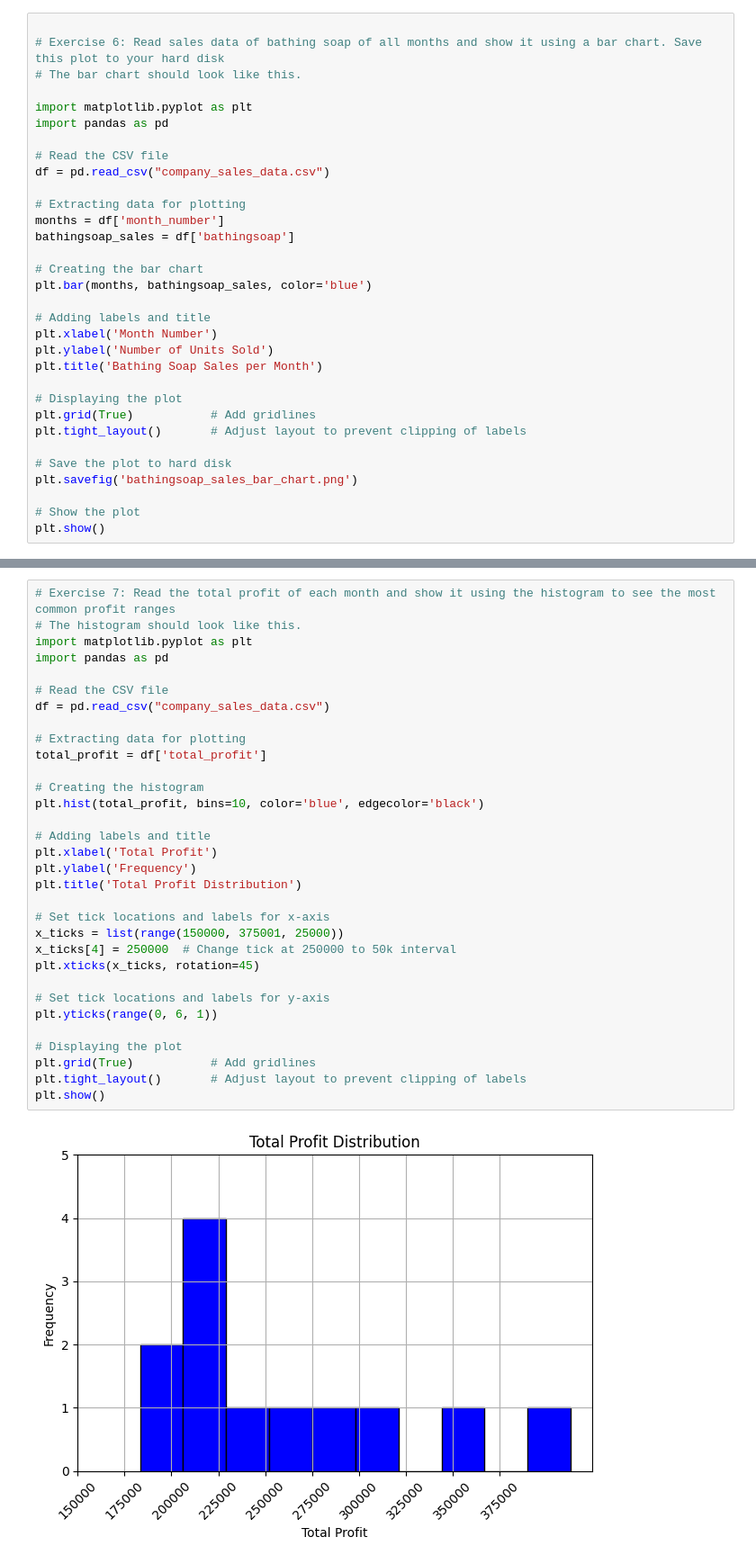
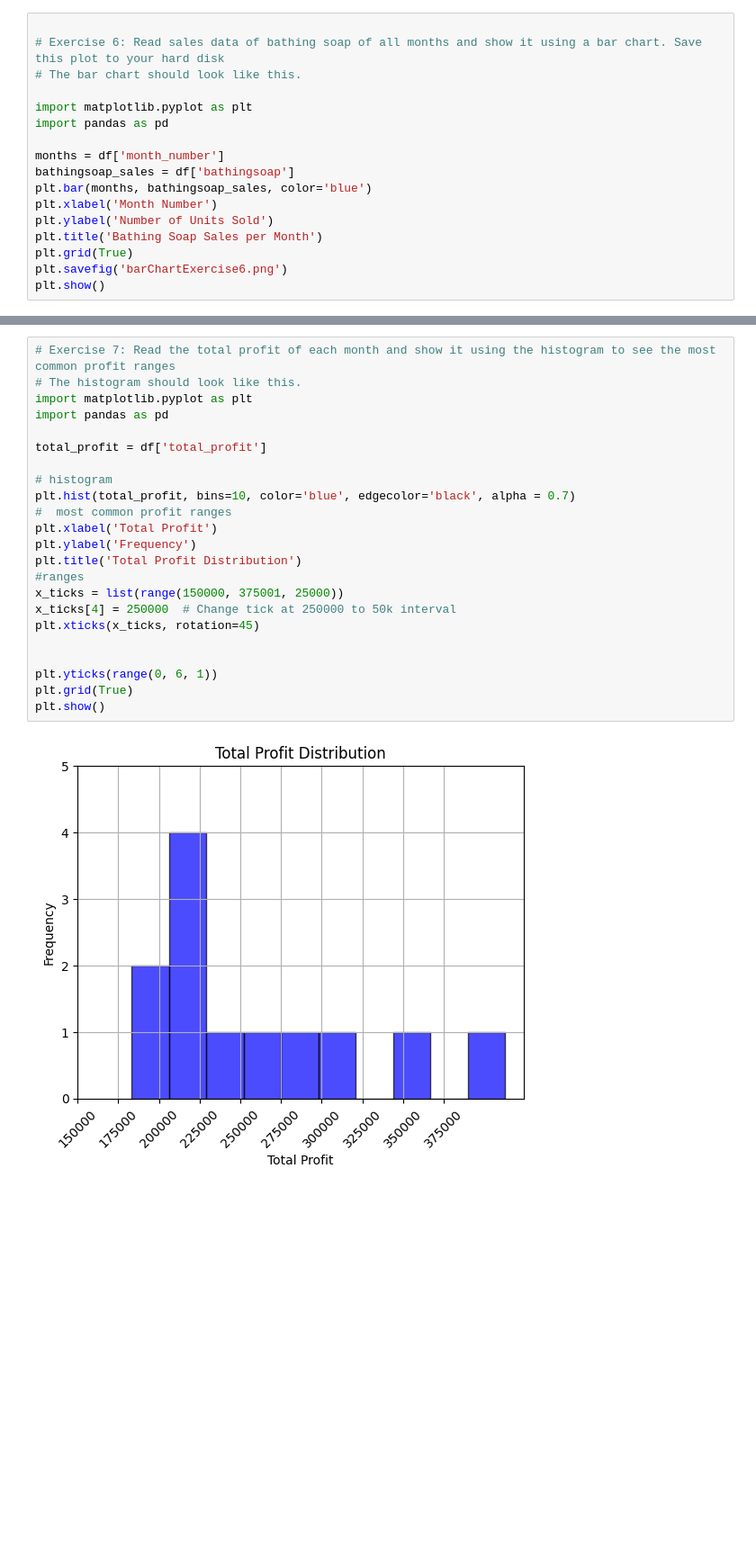
Before and after one commit to Hackerdude374/CS245-Lab-Assignments, a Jupyter notebook: lab6.ipynb, the cells around one changed output, grey strips where cells are left out. Shown at 90% size. Cells and saved outputs as stored; diff of their text form; blank space fills up the shorter version.

```diff
--- a/lab6.ipynb
+++ b/lab6.ipynb
@@ -183,66 +166,42 @@ plt.show()
 import matplotlib.pyplot as plt
 import pandas as pd
 
-# Read the CSV file
-df = pd.read_csv("company_sales_data.csv")
-
-# Extracting data for plotting
 months = df['month_number']
 bathingsoap_sales = df['bathingsoap']
-
-# Creating the bar chart
 plt.bar(months, bathingsoap_sales, color='blue')
-
-# Adding labels and title
 plt.xlabel('Month Number')
 plt.ylabel('Number of Units Sold')
 plt.title('Bathing Soap Sales per Month')
-
-# Displaying the plot
-plt.grid(True)           # Add gridlines
-plt.tight_layout()       # Adjust layout to prevent clipping of labels
-
-# Save the plot to hard disk
-plt.savefig('bathingsoap_sales_bar_chart.png')
-
-# Show the plot
+plt.grid(True)
+plt.savefig('barChartExercise6.png')
 plt.show()
 # %% [output]
 [figure]
 # %%
 # Exercise 7: Read the total profit of each month and show it using the histogram to see the most common profit ranges
 # The histogram should look like this.
 import matplotlib.pyplot as plt
 import pandas as pd
 
-# Read the CSV file
-df = pd.read_csv("company_sales_data.csv")
-
-# Extracting data for plotting
 total_profit = df['total_profit']
 
-# Creating the histogram
-plt.hist(total_profit, bins=10, color='blue', edgecolor='black')
-
-# Adding labels and title
+# histogram
+plt.hist(total_profit, bins=10, color='blue', edgecolor='black', alpha = 0.7)
+#  most common profit ranges
 plt.xlabel('Total Profit')
 plt.ylabel('Frequency')
 plt.title('Total Profit Distribution')
-
-# Set tick locations and labels for x-axis
+#ranges
 x_ticks = list(range(150000, 375001, 25000))
 x_ticks[4] = 250000  # Change tick at 250000 to 50k interval
 plt.xticks(x_ticks, rotation=45)
 
-# Set tick locations and labels for y-axis
+
 plt.yticks(range(0, 6, 1))
-
-# Displaying the plot
-plt.grid(True)           # Add gridlines
-plt.tight_layout()       # Adjust layout to prevent clipping of labels
+plt.grid(True)
 plt.show()
 # %% [output]
-[figure, old version]
+[figure, new version]
 # %%
 
 # Exercise 8: Calculate total sale data for last year for each product and show it using a Pie chart
```
Also changed, not shown: parts of 9 cells of this notebook, 38 other files.
